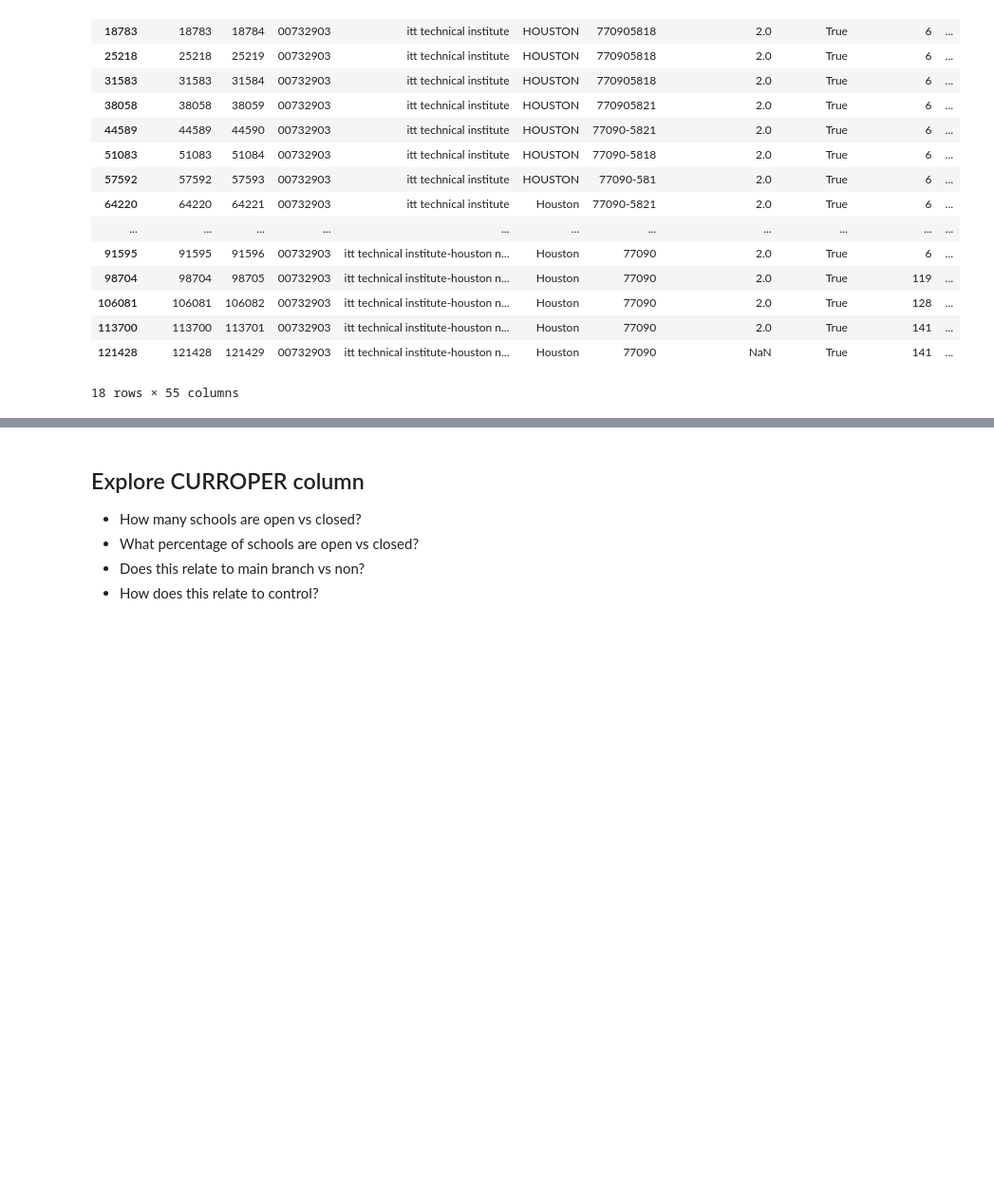
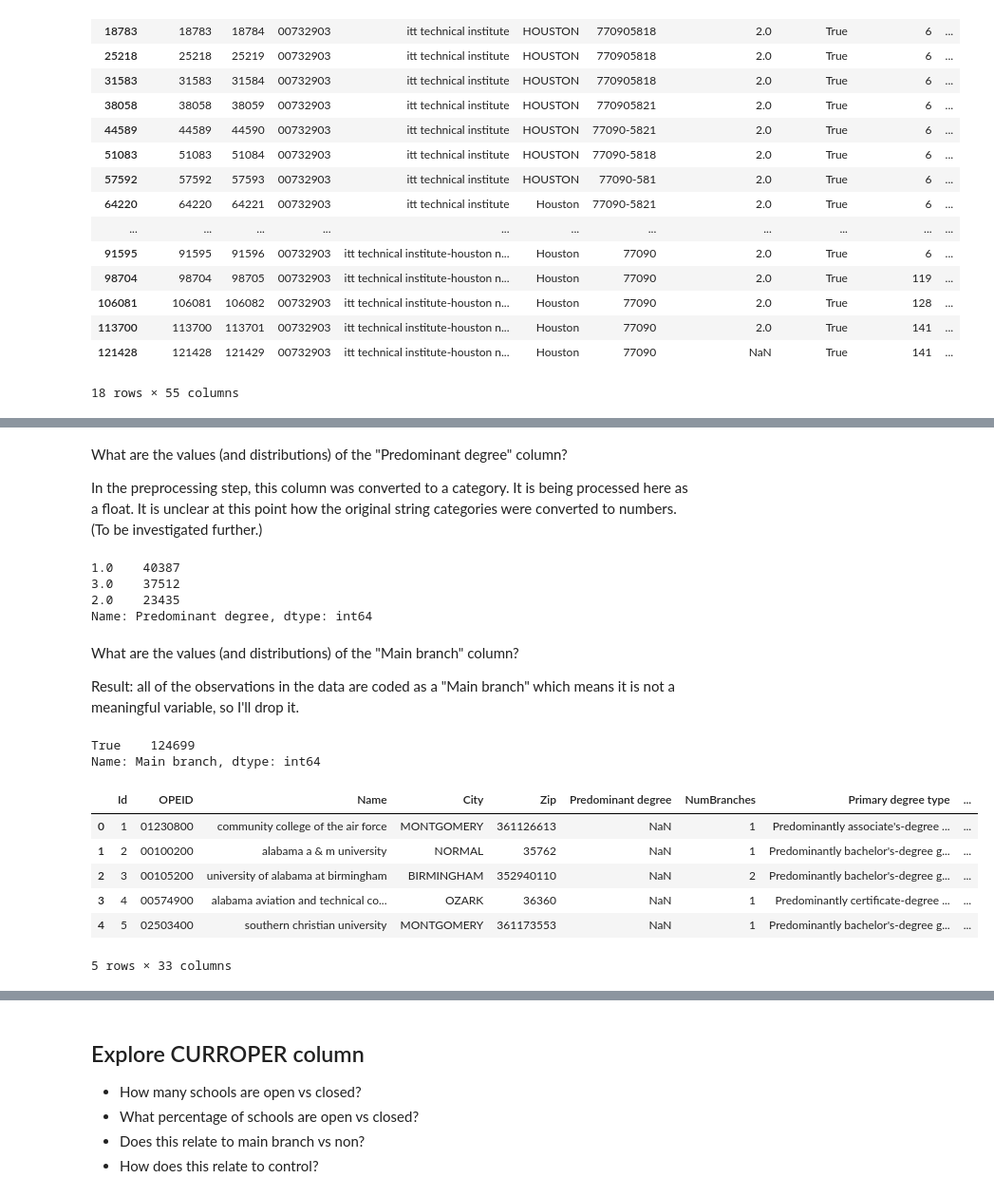
Before and after one commit to kregier/Springboard, a Jupyter notebook: Capstone2/CollegeScorecard-EDA.ipynb, the cells around one changed output, grey strips where cells are left out. Shown at 95% size. Drawn from its saved outputs; the diff is of its cells as text; code cells hidden in the pictures; blank space fills up the shorter version.

```diff
--- a/Capstone2/CollegeScorecard-EDA.ipynb
+++ b/Capstone2/CollegeScorecard-EDA.ipynb
@@ -213,0 +285,33 @@ itt_sample
+# %% [markdown]
+What are the values (and distributions) of the "Predominant degree" column?
+
+In the preprocessing step, this column was converted to a category. It is being processed here as a float. It is unclear at this point how the original string categories were converted to numbers. (To be investigated further.)
+# %%
+data['Predominant degree'].value_counts()
+# plt.hist(data['Predominant degree'])
+# plt.xlabel('Degree code')
+# plt.ylabel('Count')
+# plt.show()
+# %% [output]
+1.0    40387
+3.0    37512
+2.0    23435
+Name: Predominant degree, dtype: int64
+# %% [markdown]
+What are the values (and distributions) of the "Main branch" column?
+
+Result: all of the observations in the data are coded as a "Main branch" which means it is not a meaningful variable, so I'll drop it.
+# %%
+print(data['Main branch'].value_counts())
+
+data= data.drop('Main branch', axis=1)
+# %% [output]
+True    124699
+Name: Main branch, dtype: int64
+|  | Id | OPEID | Name | City | Zip | Predominant degree | NumBranches | Primary degree type | ... |
+| 0 | 1 | 01230800 | community college of the air force | MONTGOMERY | 361126613 | NaN | 1 | Predominantly associate's-degree ... | ... |
+| 1 | 2 | 00100200 | alabama a & m university | NORMAL | 35762 | NaN | 1 | Predominantly bachelor's-degree g... | ... |
+| 2 | 3 | 00105200 | university of alabama at birmingham | BIRMINGHAM | 352940110 | NaN | 2 | Predominantly bachelor's-degree g... | ... |
+| 3 | 4 | 00574900 | alabama aviation and technical co... | OZARK | 36360 | NaN | 1 | Predominantly certificate-degree ... | ... |
+| 4 | 5 | 02503400 | southern christian university | MONTGOMERY | 361173553 | NaN | 1 | Predominantly bachelor's-degree g... | ... |
+5 rows × 33 columns
```
Also changed, not shown: parts of 34 cells of this notebook.
